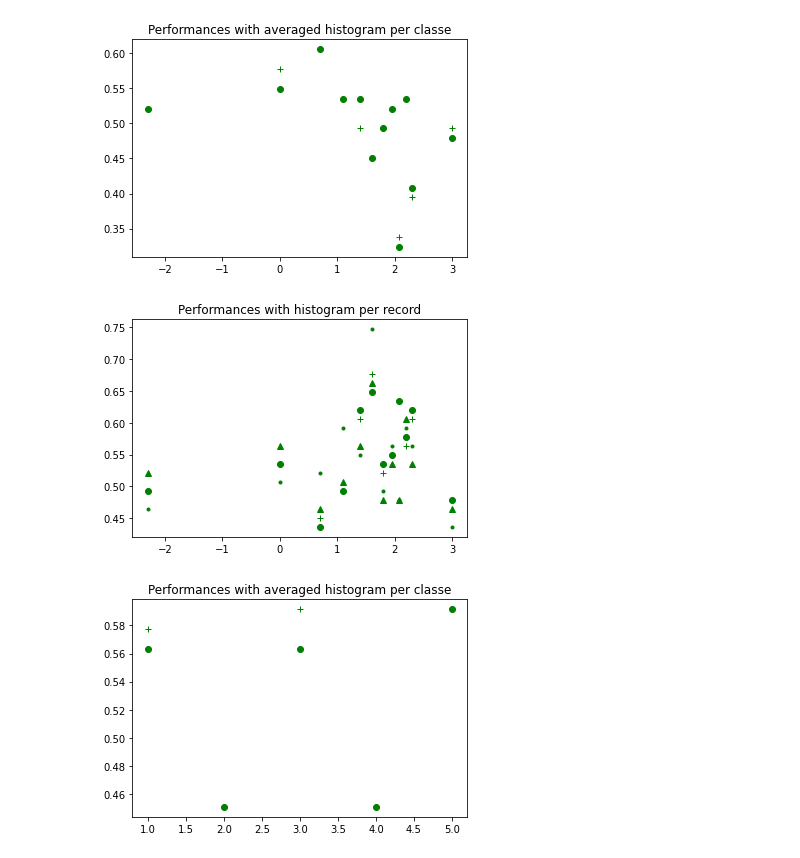
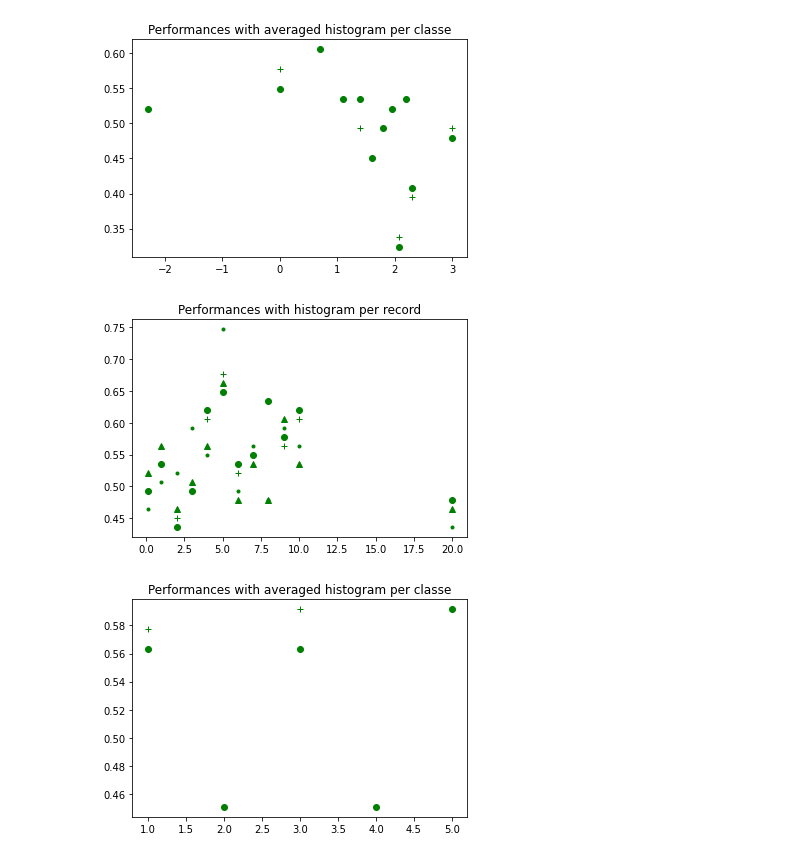
Before and after one commit to SpikeAI/HOTS, a Jupyter notebook: notebooks/HOTS_EXP_08_NCARS.ipynb, the cells around one changed output. Saved outputs shown, nothing was run; the diff lists cells and outputs as text; code cells hidden in the pictures.

```diff
--- a/notebooks/HOTS_EXP_08_NCARS.ipynb
+++ b/notebooks/HOTS_EXP_08_NCARS.ipynb
@@ -84,17 +84,18 @@ for i in range(len(tauz)):
 # %%
 for i in range(len(tauz)):
     j = np.log(tauz[i])
+    j = tauz[i]
     #plt.plot(j,BA_score[i], 'r +')
     #plt.plot(j,JS_score[i], 'r o')
     #plt.plot(j,kNN3_score[i], 'r ^')
     #plt.plot(j,kNN6_score[i], 'r .')
     plt.plot(j,BA_scorehom[i], 'g +')
     plt.plot(j,JS_scorehom[i], 'g o')
     plt.plot(j,kNN3_scorehom[i], 'g ^')
     plt.plot(j,kNN6_scorehom[i], 'g .')
     plt.title('Performances with histogram per record')
 # %% [output]
-[figure, old version]
+[figure, new version]
 # %%
 verbose=False
 JS_score = []
```
Also changed, not shown: parts of 2 cells of this notebook, 9 other files.
